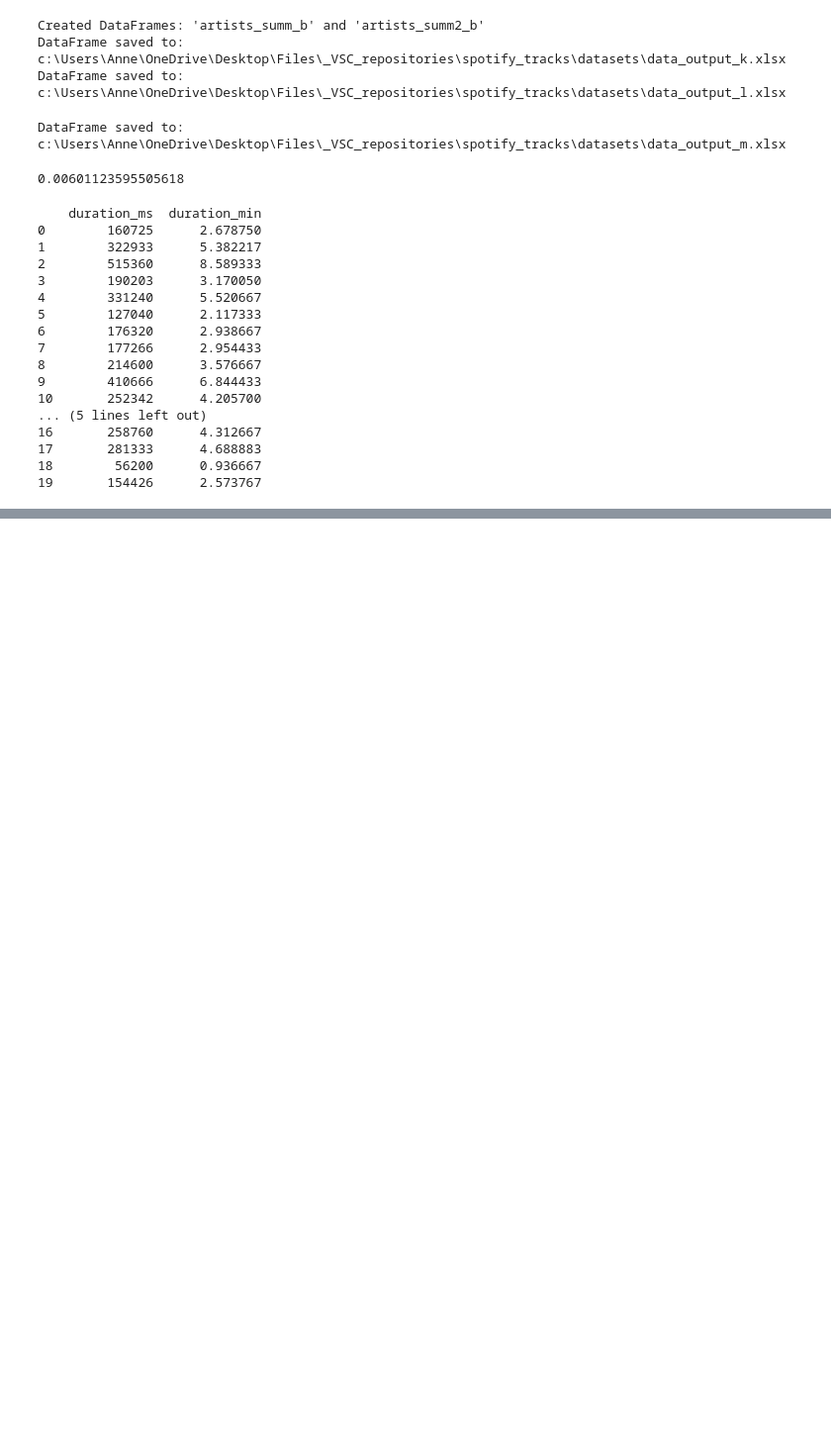
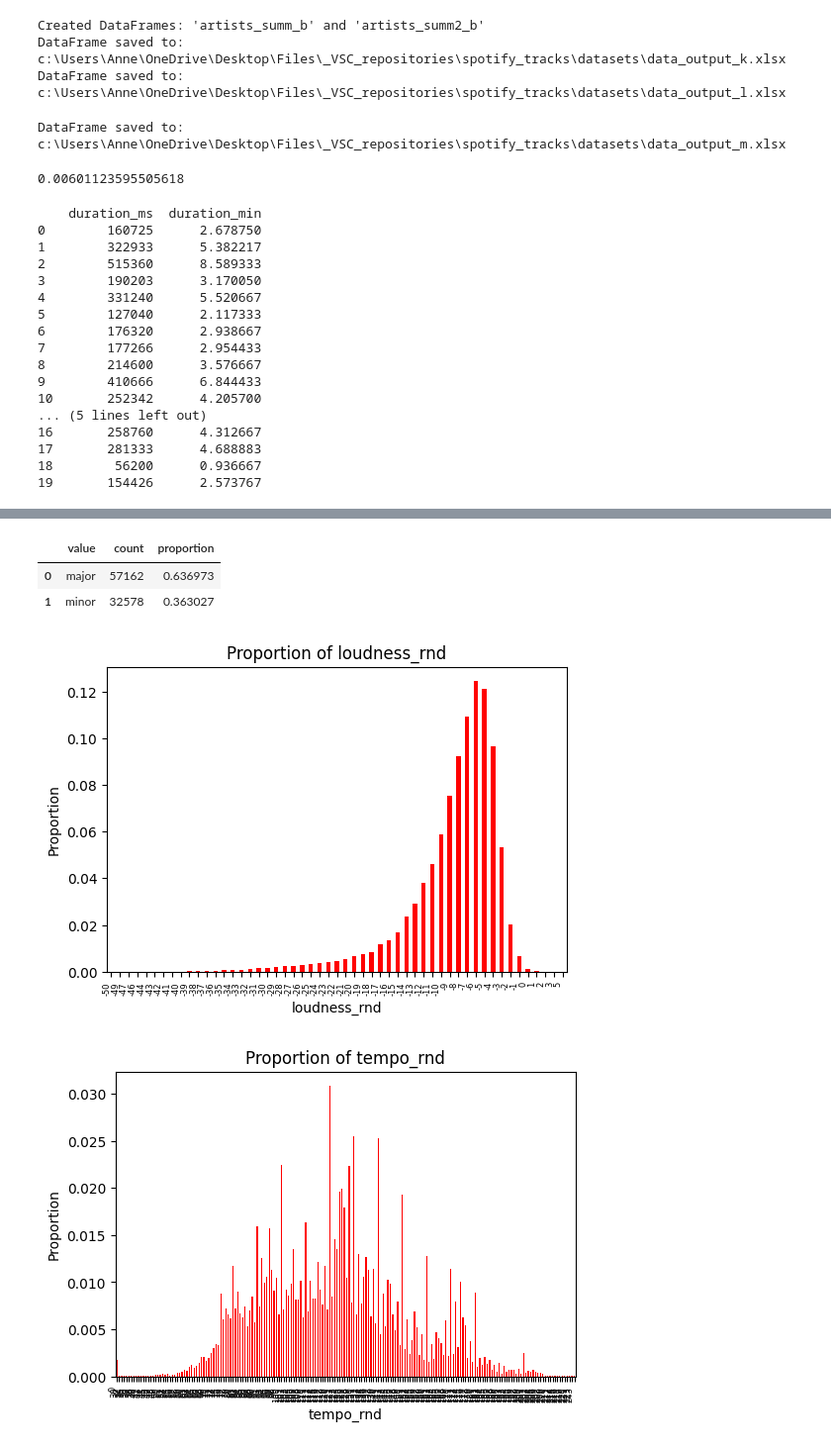
Before and after one commit to cathaldunne11/spotify_tracks, a Jupyter notebook: exploratory2.ipynb, the cells around one changed output, grey strips where cells are left out. Shown at 99% size. Cells and saved outputs as stored; diff of their text form; code cells hidden in the pictures; blank space fills up the shorter version.

```diff
--- a/exploratory2.ipynb
+++ b/exploratory2.ipynb
@@ -458,0 +528,6 @@ print(tracks_df_cln[['duration_ms', 'duration_min']].head(20))
+# %%
+# round the 2 dp cols
+cols_2dp = ['danceability', 'energy', 'speechiness', 'acousticness',	'instrumentalness',	'liveness',	'valence']
+for col in cols_2dp:
+    tracks_df_cln[f'{col}_rnd'] = tracks_df_cln[col].round(2)
+print(tracks_df_cln[['energy','energy_rnd']].head(10))
@@ -458,0 +546,7 @@ print(tracks_df_cln[['duration_ms', 'duration_min']].head(20))
+# %%
+# that worked as desired
+# repeat for the zero dp rounding columns
+cols_0dp = ['loudness', 'tempo']
+for col in cols_0dp:
+    tracks_df_cln[f'{col}_rnd'] = tracks_df_cln[col].round(0).astype('int')
+print(tracks_df_cln[['loudness','loudness_rnd']].head(10))
@@ -458,0 +592,4 @@ print(tracks_df_cln[['duration_ms', 'duration_min']].head(20))
+# %%
+# map these values
+tracks_df_cln['mode_exp'] = tracks_df_cln['mode'].map(mode_dict)
+print(tracks_df_cln[['mode', 'mode_exp']].drop_duplicates().head(10))
@@ -458,0 +600,4 @@ print(tracks_df_cln[['duration_ms', 'duration_min']].head(20))
+# %%
+# that worked as desired. repeat for the key
+tracks_df_cln['key_exp'] = tracks_df_cln['key'].map(key_dict)
+print(tracks_df_cln[['key', 'key_exp']].drop_duplicates().head(20).sort_values(by = 'key'))
@@ -458,0 +666,6 @@ print(tracks_df_cln[['duration_ms', 'duration_min']].head(20))
+# %%
+categorical_counts(tracks_df_cln, 'mode_exp')
+# %% [output]
+|  | value | count | proportion |
+| 0 | major | 57162 | 0.636973 |
+| 1 | minor | 32578 | 0.363027 |
@@ -458,0 +674,18 @@ print(tracks_df_cln[['duration_ms', 'duration_min']].head(20))
+# %%
+#  summarise visually
+
+
+cat_cols = ['loudness_rnd', 'tempo_rnd', 'mode_exp', 'key_exp']
+
+for col in cat_cols:
+    counts = tracks_df_cln[col].value_counts(normalize=True).sort_index()  # proportion & sorted
+    plt.figure(figsize=(6,4))
+    counts.plot(kind='bar', color='red')
+    plt.title(f'Proportion of {col}')
+    plt.ylabel('Proportion')
+    plt.xlabel(col)
+    plt.xticks(rotation=90, ha='right', fontsize = 6)  # make labels readable
+    plt.show()
+# %% [output]
+[figure, added]
+[figure, added]
```
Also changed, not shown: parts of 34 cells of this notebook, 3 other files.
